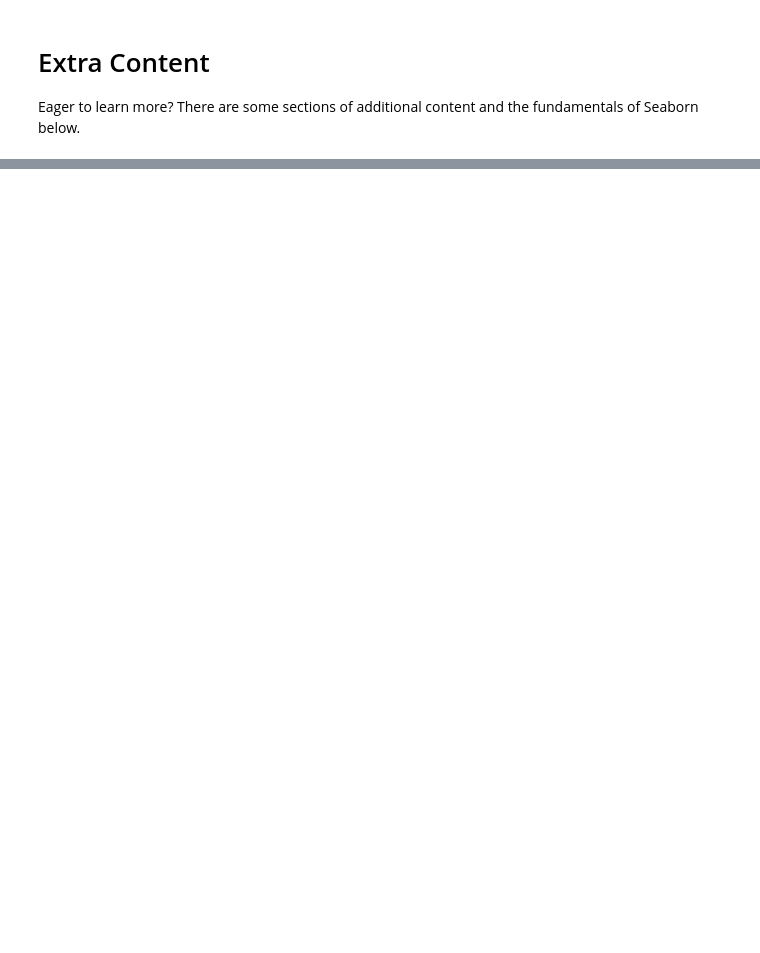
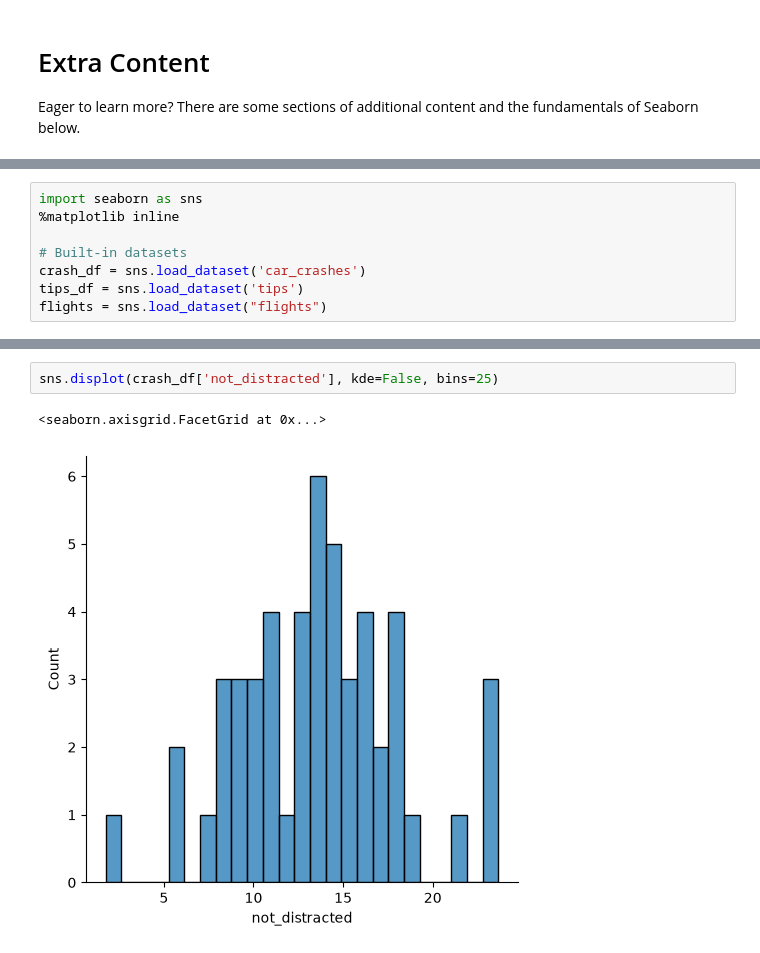
Before and after one commit to cloveday098/NGP_hands_on_lessons, a Jupyter notebook: intro_to_python_plotting/intro_to_python_plotting.ipynb, the cells around one changed output, grey strips where cells are left out. Cells and saved outputs as stored; diff of their text form; blank space fills up the shorter version.

```diff
--- a/intro_to_python_plotting/intro_to_python_plotting.ipynb
+++ b/intro_to_python_plotting/intro_to_python_plotting.ipynb
@@ -939,0 +983,8 @@ Eager to learn more? There are some sections of additional content and the funda
+# %%
+import seaborn as sns
+%matplotlib inline
+
+# Built-in datasets
+crash_df = sns.load_dataset('car_crashes')
+tips_df = sns.load_dataset('tips')
+flights = sns.load_dataset("flights")
@@ -939,0 +998,5 @@ Eager to learn more? There are some sections of additional content and the funda
+# %%
+sns.displot(crash_df['not_distracted'], kde=False, bins=25)
+# %% [output]
+<seaborn.axisgrid.FacetGrid at 0x...>
+[figure, added]
```
Also changed, not shown: parts of 36 cells of this notebook, 15 other files.
